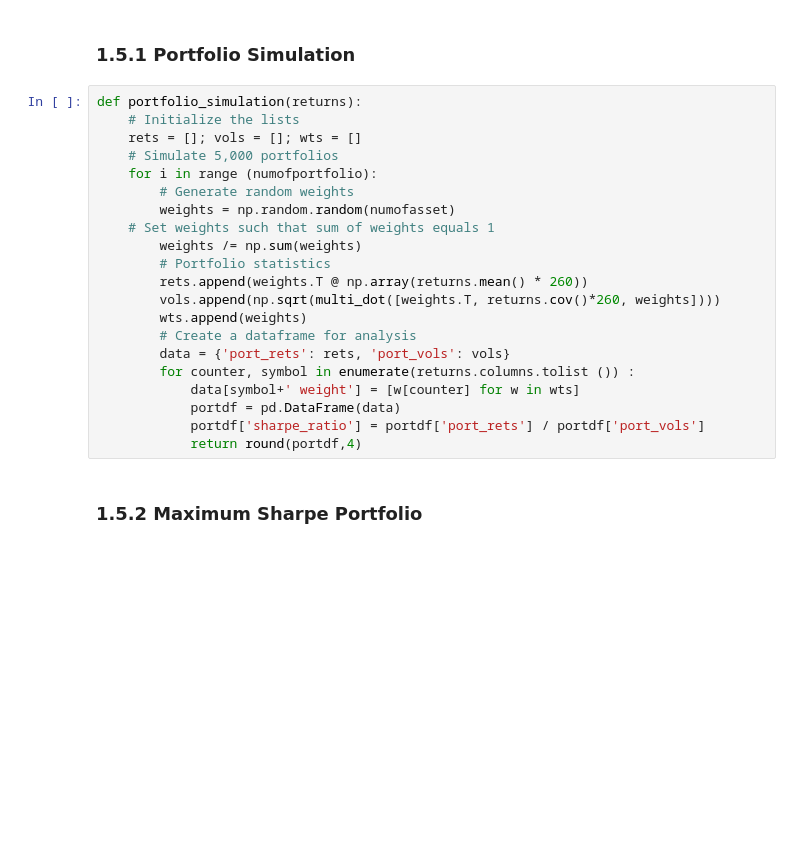
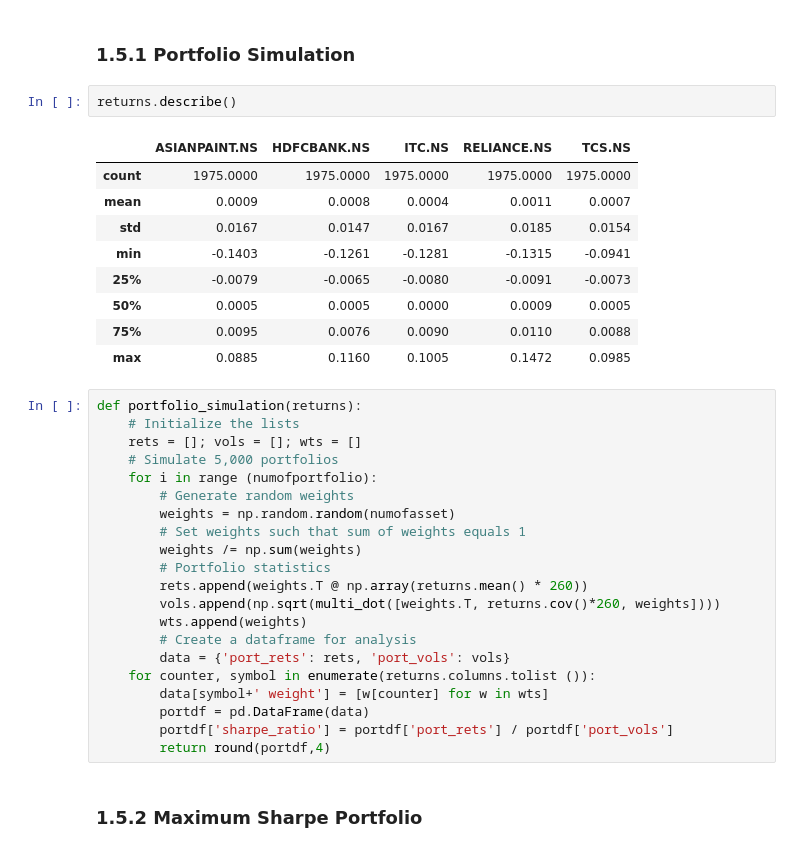
Before and after one commit to baobach/CQF_June_Cohort, a Jupyter notebook: pythonlab/03_portfolio_optimization/lec_3.ipynb, the cells around one changed output. Drawn from its saved outputs; the diff is of its cells as text; blank space fills up the shorter version.

```diff
--- a/pythonlab/03_portfolio_optimization/lec_3.ipynb
+++ b/pythonlab/03_portfolio_optimization/lec_3.ipynb
@@ -95,6 +95,18 @@ df1.reset_index().iplot(
 \\ for explaining the code
 # %% [markdown]
 ### 1.5.1 Portfolio Simulation
+# %%
+returns.describe()
+# %% [output]
+|  | ASIANPAINT.NS | HDFCBANK.NS | ITC.NS | RELIANCE.NS | TCS.NS |
+| count | 1975.0000 | 1975.0000 | 1975.0000 | 1975.0000 | 1975.0000 |
+| mean | 0.0009 | 0.0008 | 0.0004 | 0.0011 | 0.0007 |
+| std | 0.0167 | 0.0147 | 0.0167 | 0.0185 | 0.0154 |
+| min | -0.1403 | -0.1261 | -0.1281 | -0.1315 | -0.0941 |
+| 25% | -0.0079 | -0.0065 | -0.0080 | -0.0091 | -0.0073 |
+| 50% | 0.0005 | 0.0005 | 0.0000 | 0.0009 | 0.0005 |
+| 75% | 0.0095 | 0.0076 | 0.0090 | 0.0110 | 0.0088 |
+| max | 0.0885 | 0.1160 | 0.1005 | 0.1472 | 0.0985 |
 # %%
 def portfolio_simulation(returns):
     # Initialize the lists
@@ -103,7 +115,7 @@ def portfolio_simulation(returns):
     for i in range (numofportfolio):
         # Generate random weights
         weights = np.random.random(numofasset)
-    # Set weights such that sum of weights equals 1
+        # Set weights such that sum of weights equals 1
         weights /= np.sum(weights)
         # Portfolio statistics
         rets.append(weights.T @ np.array(returns.mean() * 260))
@@ -111,11 +123,11 @@ def portfolio_simulation(returns):
         wts.append(weights)
         # Create a dataframe for analysis
         data = {'port_rets': rets, 'port_vols': vols}
-        for counter, symbol in enumerate(returns.columns.tolist ()) :
-            data[symbol+' weight'] = [w[counter] for w in wts]
-            portdf = pd.DataFrame(data)
-            portdf['sharpe_ratio'] = portdf['port_rets'] / portdf['port_vols']
-            return round(portdf,4)
+    for counter, symbol in enumerate(returns.columns.tolist ()):
+        data[symbol+' weight'] = [w[counter] for w in wts]
+        portdf = pd.DataFrame(data)
+        portdf['sharpe_ratio'] = portdf['port_rets'] / portdf['port_vols']
+        return round(portdf,4)
 # %% [markdown]
 ### 1.5.2 Maximum Sharpe Portfolio
 # %%
```
Also changed, not shown: parts of 1 cell of this notebook.
